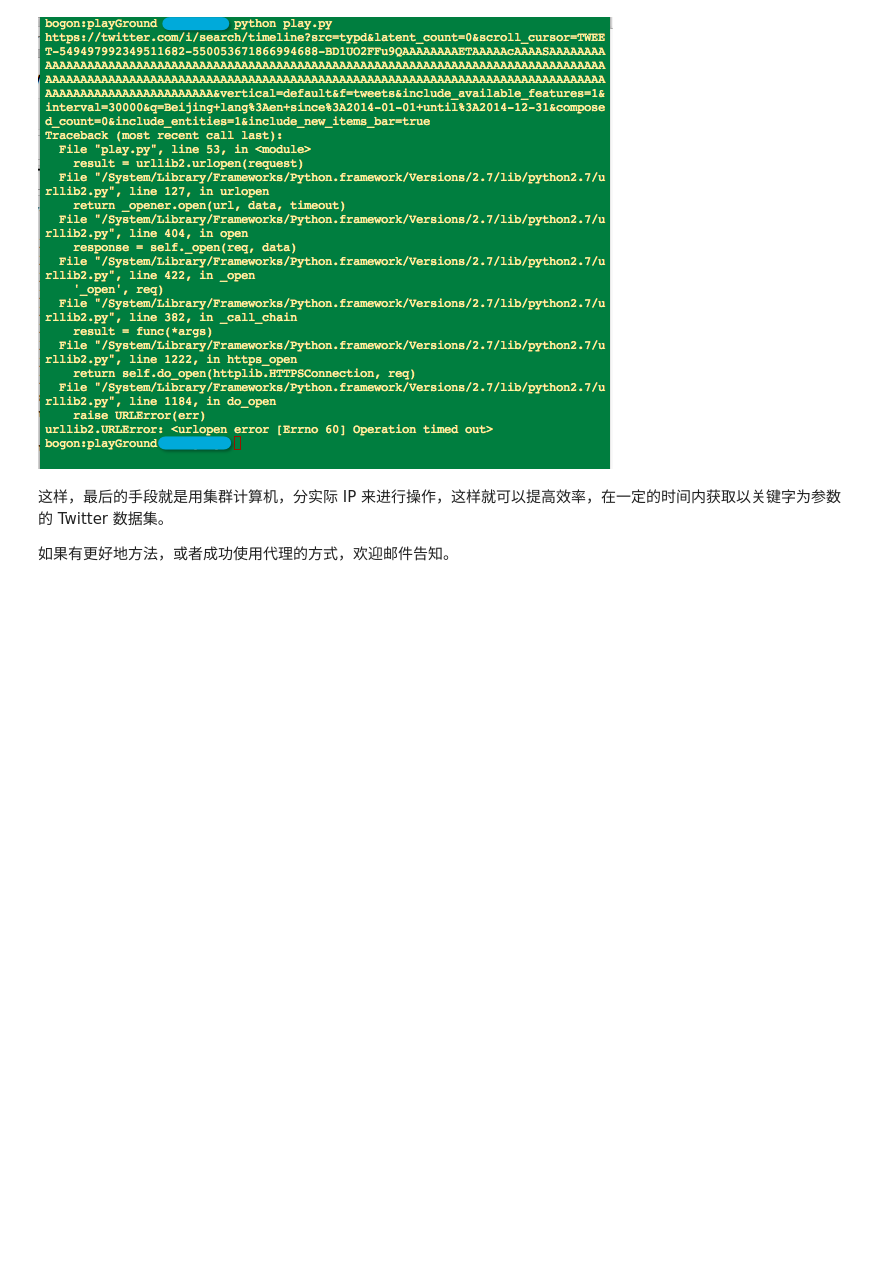
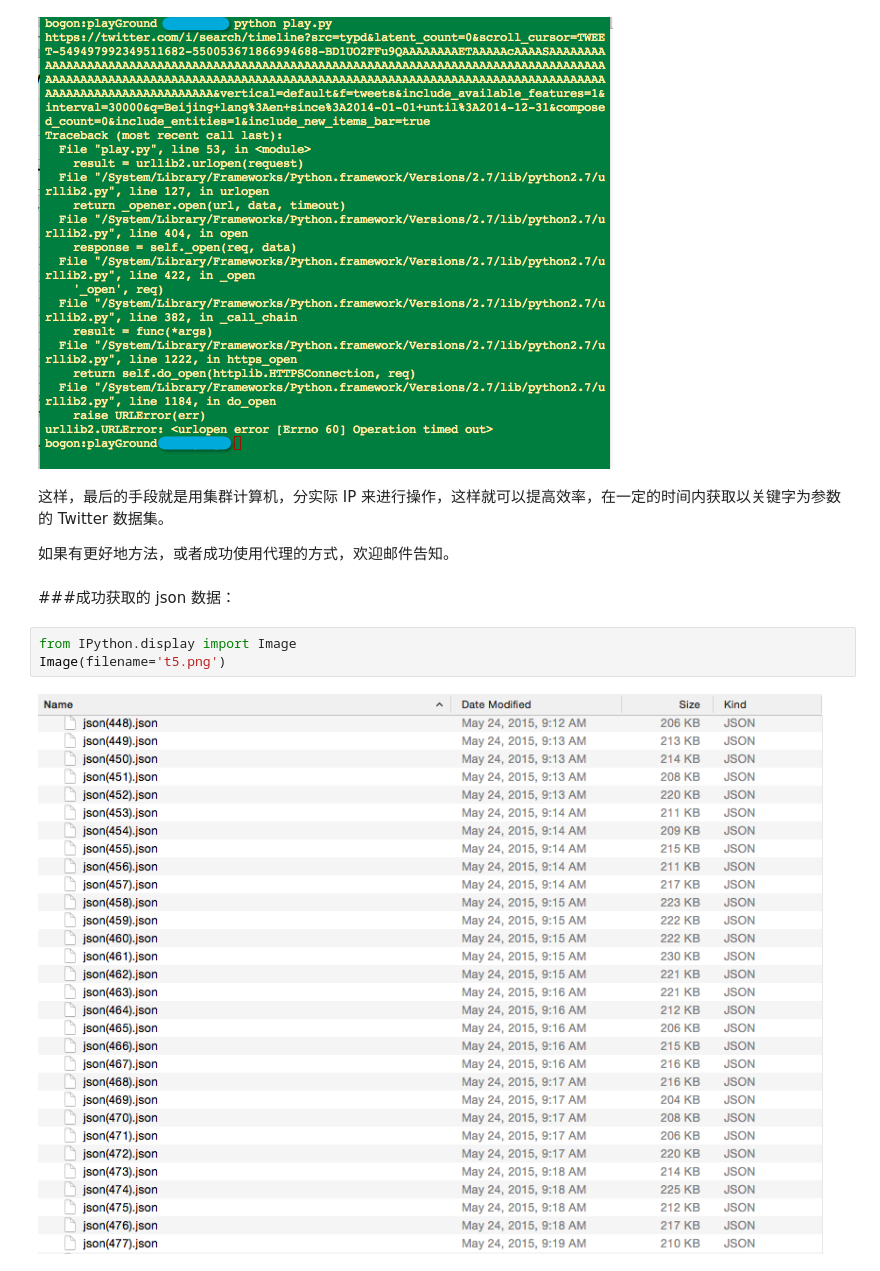
Before and after one commit to Databingo/Databingo, a Jupyter notebook: TwitterCaller.ipynb, the cells around one changed output. Drawn from its saved outputs; the diff is of its cells as text; blank space fills up the shorter version.

Commit message:
add json picture

```diff
--- a/TwitterCaller.ipynb
+++ b/TwitterCaller.ipynb
@@ -302,3 +302,10 @@ Image(filename='t2.png')
 这样，最后的手段就是用集群计算机，分实际 IP 来进行操作，这样就可以提高效率，在一定的时间内获取以关键字为参数的 Twitter 数据集。
 
 如果有更好地方法，或者成功使用代理的方式，欢迎邮件告知。
+# %% [markdown]
+###成功获取的 json 数据：
+# %%
+from IPython.display import Image
+Image(filename='t5.png')
+# %% [output]
+[figure, added]
```
